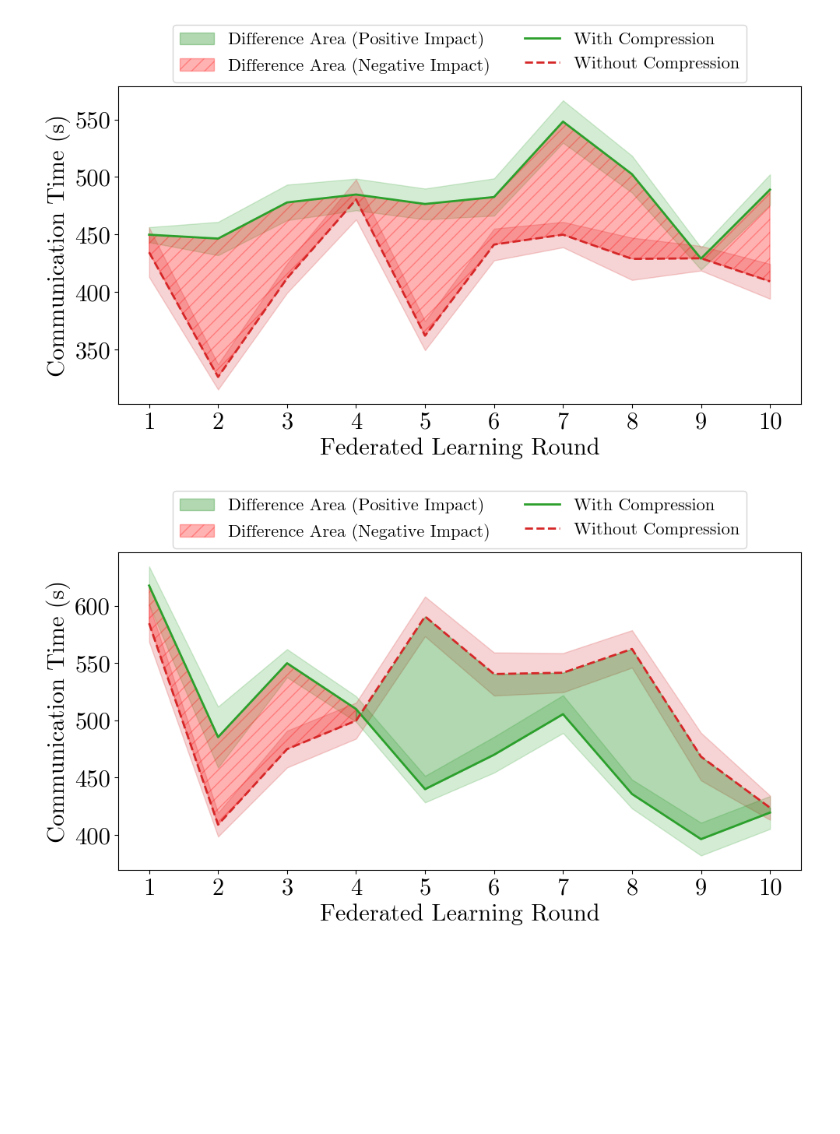
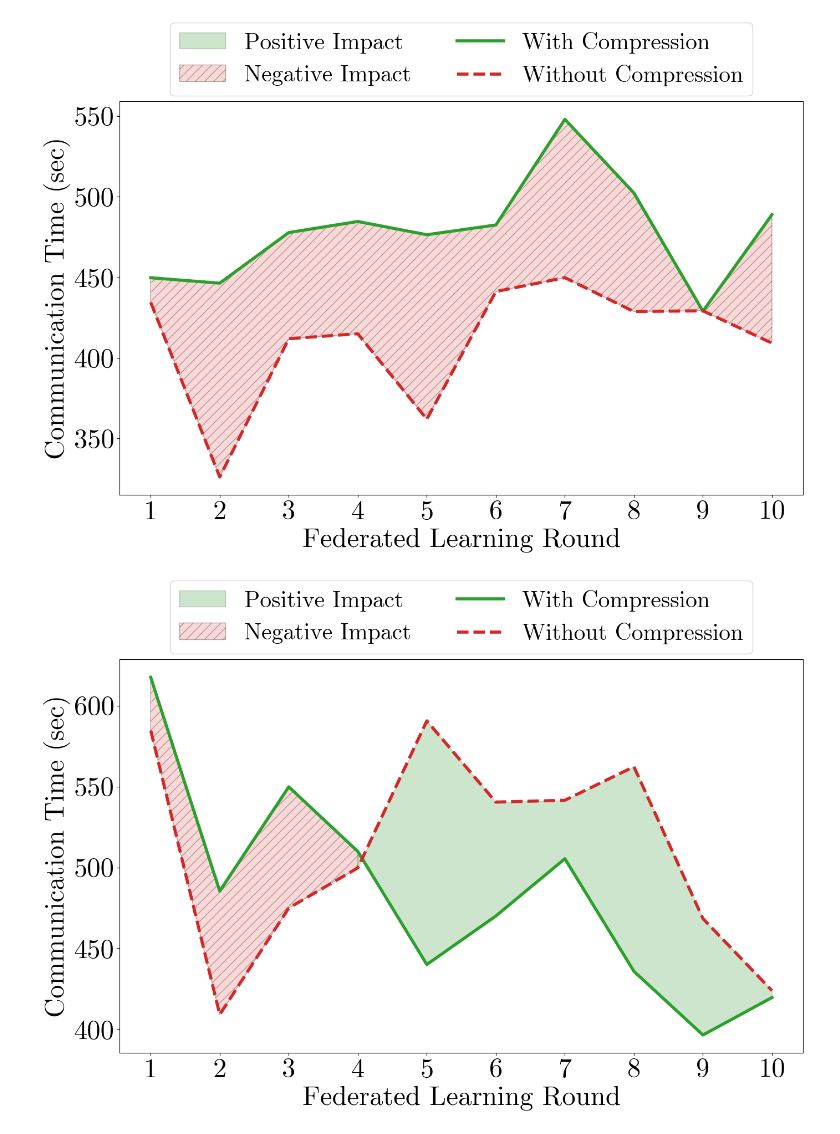
Before and after one commit to IvanComp/FedBench, a Jupyter notebook: Experiments Results/3MessageCompressor.ipynb, the cells around one changed output. Drawn from its saved outputs; the diff is of its cells as text; code cells hidden in the pictures; blank space fills up the shorter version.

Commit message:
Added new charts

```diff
--- a/Experiments Results/3MessageCompressor.ipynb
+++ b/Experiments Results/3MessageCompressor.ipynb
@@ -24,7 +24,7 @@ comm_time_n2_without_compression = np.array([
     [416.05, 401.86, 455.91, 452.88, 445.79],
     [313.49, 312.19, 332.13, 337.92, 334.72],
     [400.57, 392.98, 426.03, 420.51, 419.51],
-    [469.20, 451.30, 493.05, 496.53, 491.93],
+    [403.80, 385.90, 427.65, 431.13, 426.53],
     [351.04, 342.75, 372.08, 374.27, 369.68],
     [431.91, 418.91, 455.35, 453.04, 446.84],
     [442.47, 431.69, 460.83, 456.81, 457.31],
@@ -106,81 +106,73 @@ std_without_compression_n2x = np.std(comm_time_n2x_without_compression, axis=1)
 color_with_compression = '#2ca02c'
 color_without_compression = '#d62728'
 
-# Plot per la configurazione n/2 con tratteggio rosso
-fig, ax1 = plt.subplots(figsize=(10, 6))
-ax1.plot(rounds, mean_with_compression_n2, color=color_with_compression, label='With Compression', linewidth=2)
-ax1.plot(rounds, mean_without_compression_n2, color=color_without_compression, label='Without Compression', linewidth=2, linestyle='--')
-ax1.fill_between(rounds, mean_with_compression_n2 - std_with_compression_n2, mean_with_compression_n2 + std_with_compression_n2, color=color_with_compression, alpha=0.2)
-ax1.fill_between(rounds, mean_without_compression_n2 - std_without_compression_n2, mean_without_compression_n2 + std_without_compression_n2, color=color_without_compression, alpha=0.2)
-ax1.fill_between(rounds, mean_with_compression_n2, mean_without_compression_n2, color='red', alpha=0.3, hatch='//')
+fig, ax1 = plt.subplots(figsize=(14, 10))
+ax1.plot(rounds, mean_with_compression_n2, color=color_with_compression, label='With Compression', linewidth=4)  # Spessore aumentato
+ax1.plot(rounds, mean_without_compression_n2, color=color_without_compression, label='Without Compression', linewidth=4, linestyle='--')  # Spessore aumentato
+ax1.fill_between(rounds, mean_with_compression_n2, mean_without_compression_n2, facecolor='lightcoral', edgecolor='black', alpha=0.3, hatch='//')
 
 # Patch per la legenda
-red_hatch_patch = mpatches.Patch(facecolor='red', edgecolor='red', alpha=0.3, hatch='//', label='Difference Area (Negative Impact)')
-green_hatch_patch = mpatches.Patch(facecolor='green', edgecolor='green', alpha=0.3, label='Difference Area (Positive Impact)')
-ax1.legend(handles=[green_hatch_patch, red_hatch_patch] + ax1.get_legend_handles_labels()[0], fontsize=16, loc='upper center', bbox_to_anchor=(0.5, 1.22), ncol=2)
-ax1.set_xlabel('Federated Learning Round', fontsize=22)
-ax1.set_ylabel('Communication Time (s)', fontsize=22)
-ax1.tick_params(axis='both', labelsize=22)
+red_hatch_patch = mpatches.Patch(facecolor='lightcoral', edgecolor='black', alpha=0.3, hatch='//', label='Negative Impact')
+green_hatch_patch = mpatches.Patch(facecolor='green', edgecolor='black', alpha=0.2, label='Positive Impact')
+ax1.legend(handles=[green_hatch_patch, red_hatch_patch] + ax1.get_legend_handles_labels()[0], fontsize=30, loc='upper center', bbox_to_anchor=(0.5, 1.23), ncol=2)
+ax1.set_xlabel('Federated Learning Round', fontsize=35)
+ax1.set_ylabel('Communication Time (sec)', fontsize=35)
+ax1.tick_params(axis='both', labelsize=35)
 ax1.set_xticks(rounds)
 plt.tight_layout()
 plt.savefig('MessageCompressor1.pdf', bbox_inches='tight')
 plt.show()
 
-# Ripeti la configurazione per i grafici 2 e 3 usando lo stesso pattern
 # Configurazione n con tratteggio rosso
-fig, ax2 = plt.subplots(figsize=(10, 6))
-ax2.plot(rounds, mean_with_compression_n, color=color_with_compression, label='With Compression', linewidth=2)
-ax2.plot(rounds, mean_without_compression_n, color=color_without_compression, label='Without Compression', linewidth=2, linestyle='--')
-ax2.fill_between(rounds, mean_with_compression_n - std_with_compression_n, mean_with_compression_n + std_with_compression_n, color=color_with_compression, alpha=0.2)
-ax2.fill_between(rounds, mean_without_compression_n - std_without_compression_n, mean_without_compression_n + std_without_compression_n, color=color_without_compression, alpha=0.2)
+fig, ax2 = plt.subplots(figsize=(14, 10))
+ax2.plot(rounds, mean_with_compression_n, color=color_with_compression, label='With Compression', linewidth=4)  # Spessore aumentato
+ax2.plot(rounds, mean_without_compression_n, color=color_without_compression, label='Without Compression', linewidth=4, linestyle='--')  # Spessore aumentato
 ax2.fill_between(rounds[:4], mean_with_compression_n[:4], mean_without_compression_n[:4], where=(mean_without_compression_n[:4] >= mean_with_compression_n[:4]), color='green', alpha=0.3)
-ax2.fill_between(rounds[:4], mean_with_compression_n[:4], mean_without_compression_n[:4], where=(mean_without_compression_n[:4] < mean_with_compression_n[:4]), color='red', alpha=0.3, hatch='//')
-ax2.fill_between(rounds[3:], mean_with_compression_n[3:], mean_without_compression_n[3:], color='green', alpha=0.3)
-ax2.legend(handles=[green_hatch_patch, red_hatch_patch] + ax2.get_legend_handles_labels()[0], fontsize=16, loc='upper center', bbox_to_anchor=(0.5, 1.22), ncol=2)
-ax2.set_xlabel('Federated Learning Round', fontsize=22)
-ax2.set_ylabel('Communication Time (s)', fontsize=22)
-ax2.tick_params(axis='both', labelsize=22)
+ax2.fill_between(rounds[:4], mean_with_compression_n[:4], mean_without_compression_n[:4], where=(mean_without_compression_n[:4] < mean_with_compression_n[:4]), color='lightcoral', edgecolor='black', alpha=0.3, hatch='//')
+ax2.fill_between(rounds[3:], mean_with_compression_n[3:], mean_without_compression_n[3:], color='green', alpha=0.2)
+ax2.legend(handles=[green_hatch_patch, red_hatch_patch] + ax2.get_legend_handles_labels()[0], fontsize=30, loc='upper center', bbox_to_anchor=(0.5, 1.23), ncol=2)
+ax2.set_xlabel('Federated Learning Round', fontsize=35)
+ax2.set_ylabel('Communication Time (sec)', fontsize=35)
+ax2.tick_params(axis='both', labelsize=35)
 ax2.set_xticks(rounds)
 plt.tight_layout()
 plt.savefig('MessageCompressor2.pdf', bbox_inches='tight')
 plt.show()
 
 # Configurazione n*2 con tratteggio rosso
-fig, ax3 = plt.subplots(figsize=(10, 6))
-ax3.plot(rounds, mean_with_compression_n2x, color=color_with_compression, label='With Compression', linewidth=2)
-ax3.plot(rounds, mean_without_compression_n2x, color=color_without_compression, label='Without Compression', linewidth=2, linestyle='--')
-ax3.fill_between(rounds, mean_with_compression_n2x - std_with_compression_n2x, mean_with_compression_n2x + std_with_compression_n2x, color=color_with_compression, alpha=0.2)
-ax3.fill_between(rounds, mean_without_compression_n2x - std_without_compression_n2x, mean_without_compression_n2x + std_without_compression_n2x, color=color_without_compression, alpha=0.2)
+fig, ax3 = plt.subplots(figsize=(14, 10))
+ax3.plot(rounds, mean_with_compression_n2x, color=color_with_compression, label='With Compression', linewidth=4)  # Spessore aumentato
+ax3.plot(rounds, mean_without_compression_n2x, color=color_without_compression, label='Without Compression', linewidth=4, linestyle='--')  # Spessore aumentato
 ax3.fill_between(rounds, mean_with_compression_n2x, mean_without_compression_n2x, where=(mean_without_compression_n2x >= mean_with_compression_n2x), color='green', alpha=0.3)
-ax3.fill_between(rounds, mean_with_compression_n2x, mean_without_compression_n2x, where=(mean_without_compression_n2x < mean_with_compression_n2x), color='red', alpha=0.3, hatch='//')
-ax3.legend(handles=[green_hatch_patch, red_hatch_patch] + ax3.get_legend_handles_labels()[0], fontsize=16, loc='upper center', bbox_to_anchor=(0.5, 1.22), ncol=2)
-ax3.set_xlabel('Federated Learning Round', fontsize=22)
-ax3.set_ylabel('Communication Time (s)', fontsize=22)
-ax3.tick_params(axis='both', labelsize=22)
+ax3.fill_between(rounds, mean_with_compression_n2x, mean_without_compression_n2x, where=(mean_without_compression_n2x < mean_with_compression_n2x), color='lightcoral', edgecolor='black', alpha=0.3, hatch='//')
+ax3.legend(handles=[green_hatch_patch, red_hatch_patch] + ax3.get_legend_handles_labels()[0], fontsize=30, loc='upper center', bbox_to_anchor=(0.5, 1.23), ncol=2)
+ax3.set_xlabel('Federated Learning Round', fontsize=35)
+ax3.set_ylabel('Communication Time (sec)', fontsize=35)
+ax3.tick_params(axis='both', labelsize=35)
 ax3.set_xticks(rounds)
 plt.tight_layout()
 plt.savefig('MessageCompressor3.pdf', bbox_inches='tight')
 plt.show()
 
 # Calcolo e plot del miglioramento relativo
 improvement_n2 = (mean_without_compression_n2 - mean_with_compression_n2) / mean_without_compression_n2 * 100
 improvement_n = (mean_without_compression_n - mean_with_compression_n) / mean_without_compression_n * 100
 improvement_n2x = (mean_without_compression_n2x - mean_with_compression_n2x) / mean_without_compression_n2x * 100
 
-fig, ax = plt.subplots(figsize=(10, 6))
-ax.plot(rounds, improvement_n2, color='red', label=r'Config. $\frac{n}{2}$ ', linewidth=2, linestyle='--', marker='s', markersize=8)
+fig, ax = plt.subplots(figsize=(14, 10))
+ax.plot(rounds, improvement_n2, color='red', label=r'Config. n/2', linewidth=2, linestyle='--', marker='s', markersize=8)
 ax.plot(rounds, improvement_n, color='blue', label='Config. n', linewidth=2, linestyle='-', marker='o', markersize=8)
 ax.plot(rounds, improvement_n2x, color='green', label='Config. n*2', linewidth=2, linestyle=':', marker='^', markersize=8)
-ax.legend(fontsize=22, loc='upper center', bbox_to_anchor=(0.5, 1.21), ncol=3)
-ax.set_xlabel('Federated Learning Round', fontsize=22)
-ax.set_ylabel('Relative Improvement (%)', fontsize=22)
-ax.tick_params(axis='both', labelsize=22)
+ax.legend(fontsize=30, loc='upper center', bbox_to_anchor=(0.5, 1.15), ncol=3)
+ax.set_xlabel('Federated Learning Round', fontsize=35)
+ax.set_ylabel('Improvement (%)', fontsize=35)
+ax.tick_params(axis='both', labelsize=35)
 ax.set_xticks(rounds)
 ax.axhline(0, color='black', linewidth=0.5, linestyle='--')
 plt.rcParams['axes.unicode_minus'] = False
 plt.tight_layout()
 plt.savefig('RelativeImprovementComparison.pdf', bbox_inches='tight')
 plt.show()
 # %% [output]
-[figure, old version]
+[figure, new version]
-[figure, old version]
+[figure, new version]
```
Also changed, not shown: parts of 1 cell of this notebook, 2 other files.
